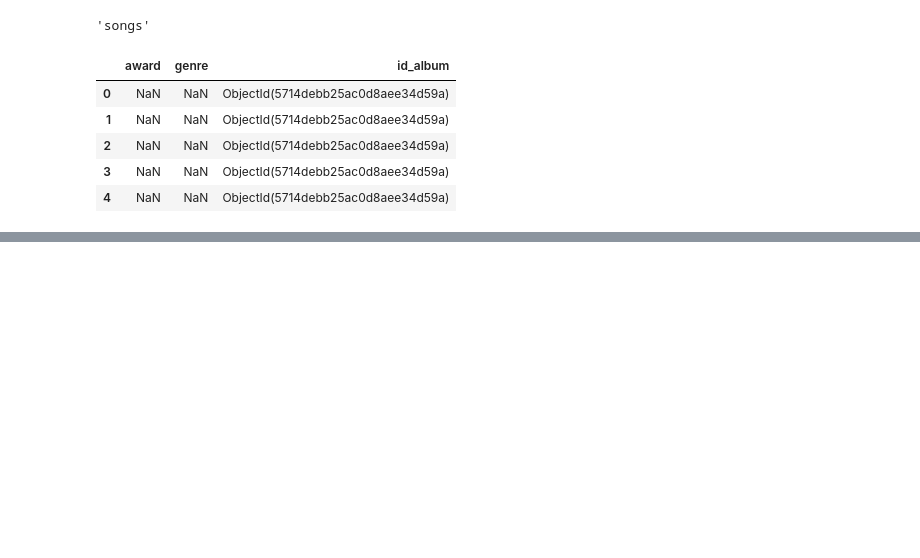
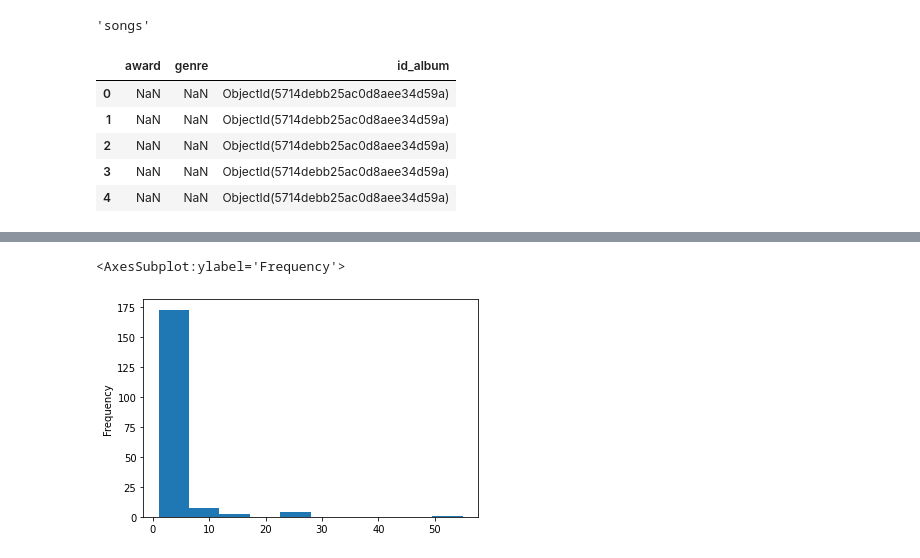
Before and after one commit to jorislimonier/collab-viz, a Jupyter notebook: main.ipynb, the cells around one changed output, grey strips where cells are left out. Cells and saved outputs as stored; diff of their text form; code cells hidden in the pictures; blank space fills up the shorter version.

```diff
--- a/main.ipynb
+++ b/main.ipynb
@@ -20,7 +20,7 @@ artists_col = list(set(np.concatenate([d["artists"] for d in ppl_col])))
 songs_col = list(set(np.concatenate([d["songs"] for d in ppl_col])))
 
 # assuming the data folders are in your local folder
-data_albums = pd.read_csv("wasabi_albums.csv/wasabi_albums.csv", usecols=albums_col)
-data_artists = pd.read_csv("wasabi_artists.csv/wasabi_artists.csv", usecols=artists_col)
-data_songs = pd.read_csv("wasabi_songs.csv/wasabi_songs.csv", sep="\t", usecols=songs_col)
+albums_data = pd.read_csv("wasabi_albums.csv/wasabi_albums.csv", usecols=albums_col)
+artists_data = pd.read_csv("wasabi_artists.csv/wasabi_artists.csv", usecols=artists_col)
+songs_data = pd.read_csv("wasabi_songs.csv/wasabi_songs.csv", sep="\t", usecols=songs_col)
 # %%
@@ -51,0 +72,5 @@ display("songs", data_songs.head())
+# %%
+albums_data["genre"].value_counts().value_counts().plot(kind="hist")
+# %% [output]
+<AxesSubplot:ylabel='Frequency'>
+[figure, added]
```
Also changed, not shown: parts of 6 cells of this notebook, 1 other file.
